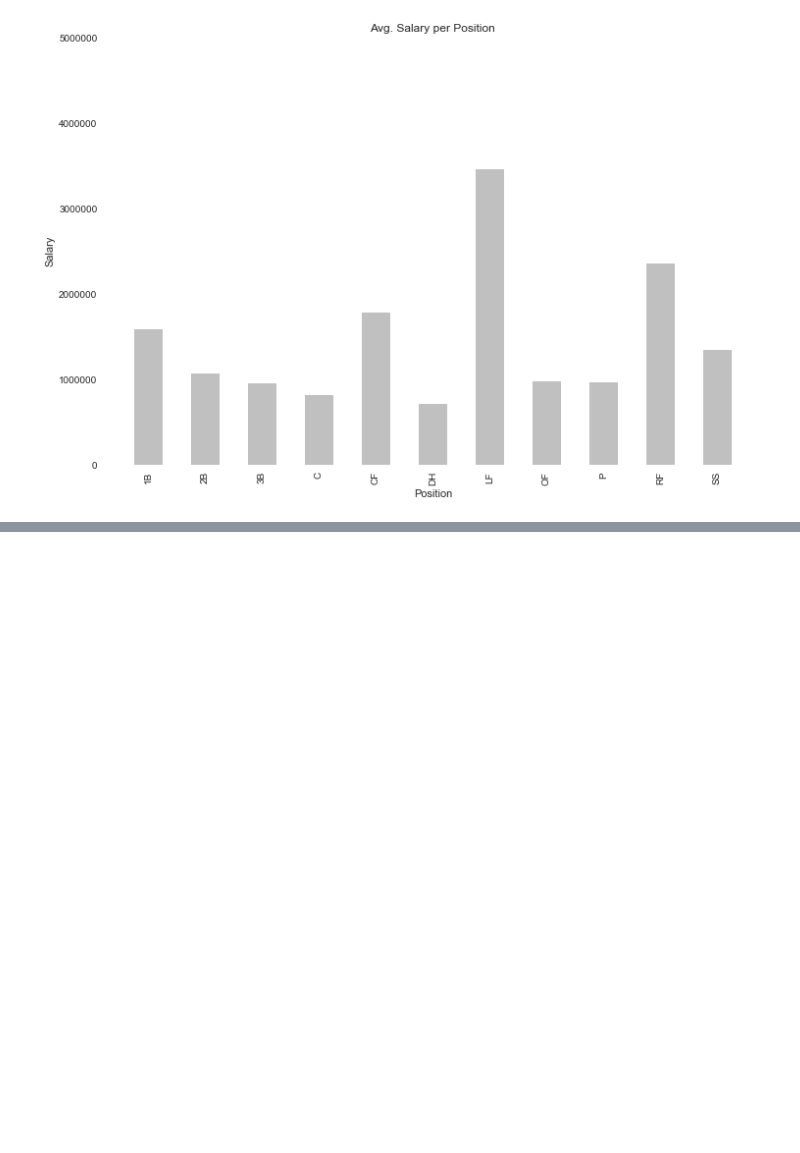
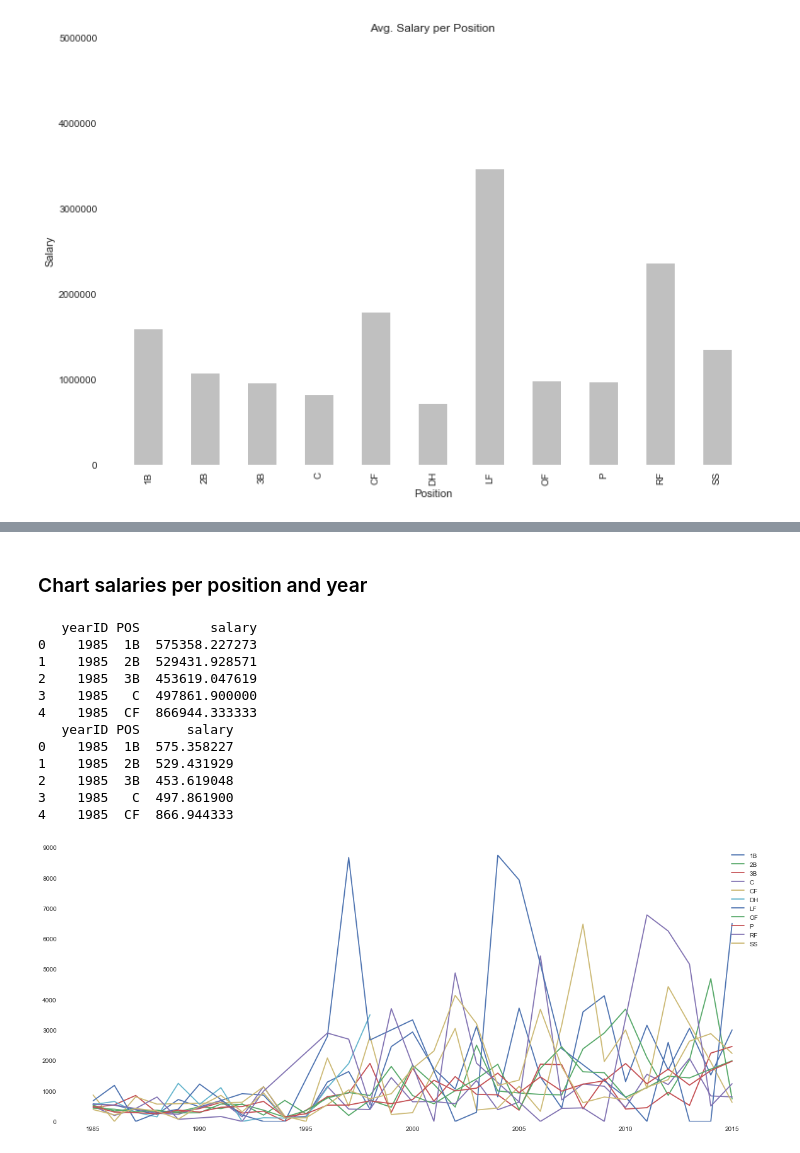
Before and after one commit to JonathanAsamoah/Portfolio-DataScience, a Jupyter notebook: Analyzing Baseball Player/main.ipynb, the cells around one changed output, grey strips where cells are left out. Cells and saved outputs as stored; diff of their text form; code cells hidden in the pictures; blank space fills up the shorter version.

```diff
--- a/Analyzing Baseball Player/main.ipynb
+++ b/Analyzing Baseball Player/main.ipynb
@@ -26,6 +26,9 @@ import seaborn
 # Set Global Variables
 # %%
 URL = 'http://seanlahman.com/files/database/baseballdatabank-master_2016-03-02.zip'
-Path = 'data/core/'
+PATH = 'data/core/'
+dataset_name = 'baseballdatabank-master_2016-03-02.csv'
+path_dataset = 'data/' + dataset_name
+path_dataset = 'data/baseballdatabank-master/core/Salaries.csv'
 # %% [markdown]
 # Project Preparation
@@ -96,7 +139,7 @@ def print_heads_of_dict_of_dfs(data):
         print('----------------------------------------')
 # %%
 # Load the data as df in the var data
-data = load_csv_from_folder(Path)
+data = load_csv_from_folder(PATH)
 # Inspect the first 5 rows of the dataset
 print_heads_of_dict_of_dfs(data)
 # %% [output]
@@ -311,0 +357,7 @@ The chart shows that over the past 30 years the players that mostly play as RF g
+# %%
+### Summarize the salary py position and year
+df_salary_per_position_year = df_merged.groupby(['yearID', 'POS'],as_index=False).mean()
+### Set NaN values to 0
+df_salary_per_position_year.fillna(0, inplace=True)
+
+display(df_salary_per_position_year.tail())
@@ -311,0 +371,40 @@ The chart shows that over the past 30 years the players that mostly play as RF g
+# %% [markdown]
+### Chart salaries per position and year
+# %%
+bar_heights = df_salary_per_position_year['salary'].values
+bar_positions = np.arange(df_salary_per_position_year.shape[0]) + 0.75
+#df_salary_per_position_year = df_salary_per_position_year[df_salary_per_position_year['yearID'] > 2005]
+print(df_salary_per_position_year.head())
+df_salary_per_position_year['salary'] = df_salary_per_position_year['salary'] / 1000
+list_of_pos = df_salary_per_position_year['POS'].unique()
+print(df_salary_per_position_year.head())
+fig, ax = plt.subplots()
+fig.set_figwidth(20)
+fig.set_figheight(8)
+ax.set_ylim([0,9000])
+ax.set_facecolor('white')
+
+for pos in list_of_pos:
+
+    df_filtered = df_salary_per_position_year[df_salary_per_position_year['POS'] == pos]
+    #print(df_filtered.head)
+    ax.plot(df_filtered['yearID'], df_filtered['salary'], label = pos)
+
+ax.legend(loc='upper right')
+
+
+plt.show()
+# %% [output]
+   yearID POS         salary
+0    1985  1B  575358.227273
+1    1985  2B  529431.928571
+2    1985  3B  453619.047619
+3    1985   C  497861.900000
+4    1985  CF  866944.333333
+   yearID POS      salary
+0    1985  1B  575.358227
+1    1985  2B  529.431929
+2    1985  3B  453.619048
+3    1985   C  497.861900
+4    1985  CF  866.944333
+[figure, added]
```
Also changed, not shown: parts of 5 cells of this notebook.
